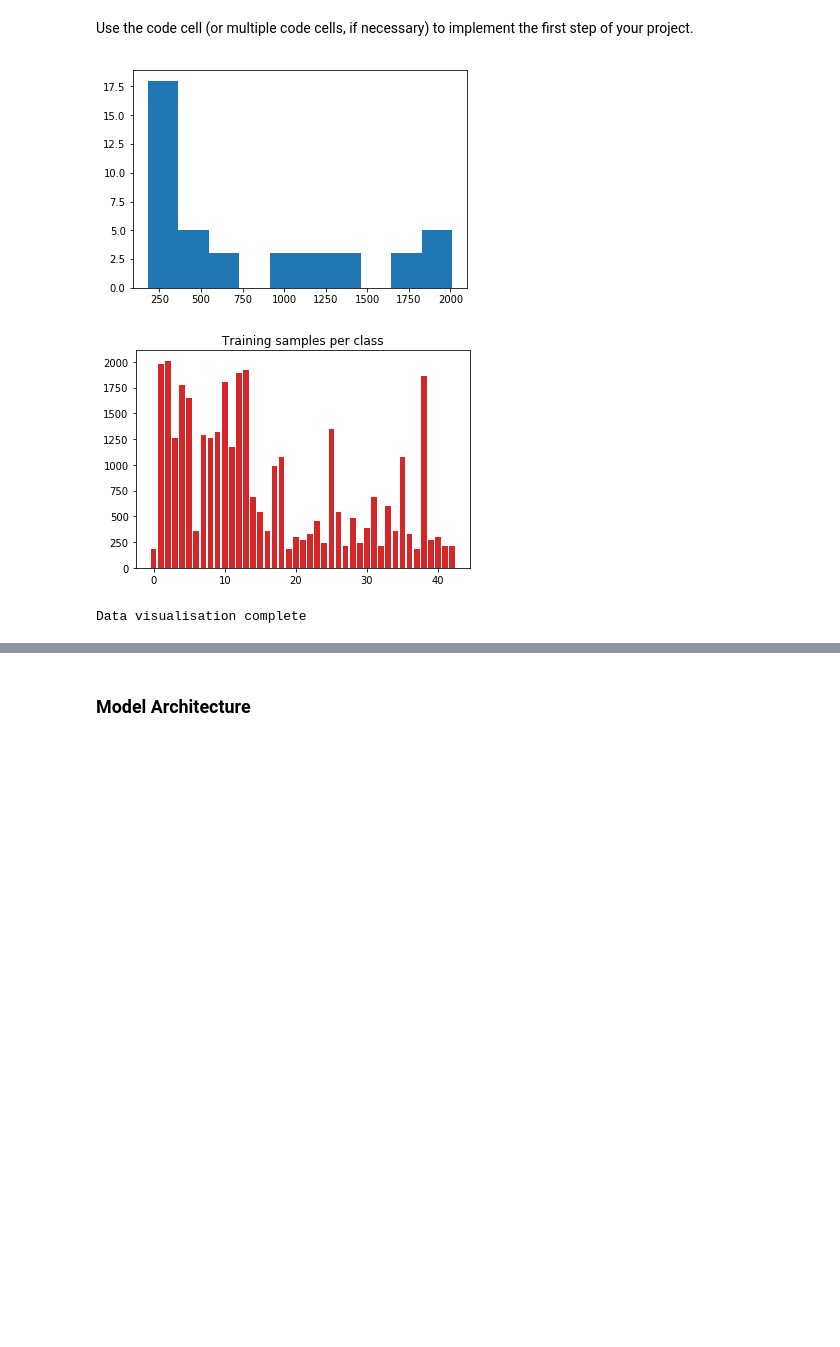
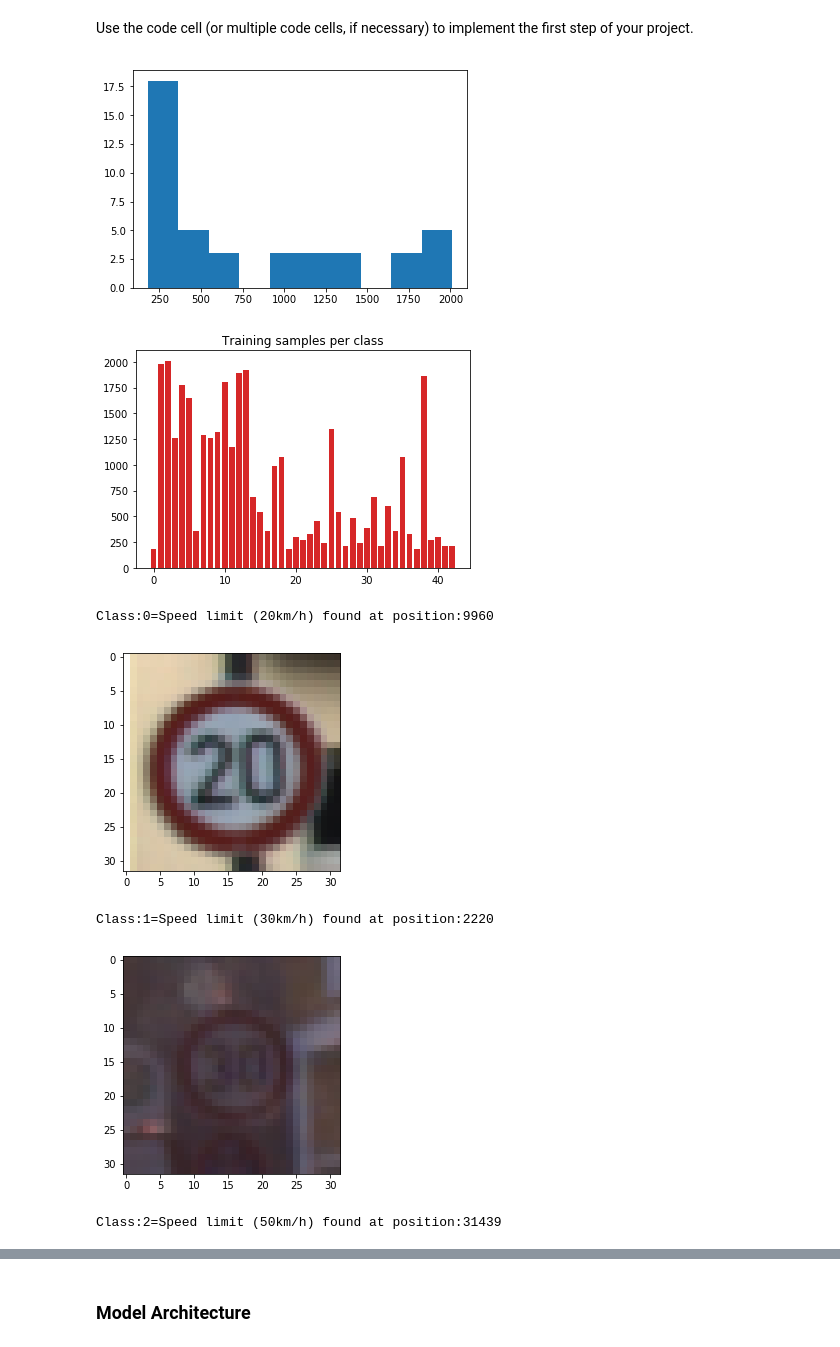
Before and after one commit to ML-Dojo/self-driving, a Jupyter notebook: P2/P2.ipynb, the cells around one changed output, grey strips where cells are left out. Drawn from its saved outputs; the diff is of its cells as text; code cells hidden in the pictures; blank space fills up the shorter version.

```diff
--- a/P2/P2.ipynb
+++ b/P2/P2.ipynb
@@ -127,33 +135,37 @@ Use the code cell (or multiple code cells, if necessary) to implement the first
 import matplotlib.pyplot as plt
 import numpy as np
 import scipy.ndimage
 
 # Plot histogram of number of inputs per class
 num_per_class = np.bincount(y_train)
 # Observer that some classes have almost 10x the other
 plt.hist(num_per_class)
 
 # Make a plot to number per class
 npc_fig = plt.figure()
 p1 = npc_fig.add_subplot(111)
 p1.bar(range(n_classes),num_per_class, color='#d62728')
 p1.set_title('Training samples per class')
-plt.savefig('numSample_per_class,jpg')
+#plt.savefig('numSample_per_class,jpg')
 plt.show()
 
 # Do you want to visualize an instance of each class
-visualize = False
+visualize = True
 
 if visualize:
     for i in range(n_classes):
         for j in range(n_train):
             if i == y_train[j]:
                 print('Class:{0:d}={2:s} found at position:{1:d}'.format(i,j,classmapping['SignName'][i]))
                 plt.imshow(X_train[j]) # same as (X_train[j,:,:,:])
                 plt.show()
                 break
 print('Data visualisation complete')
 # %% [output]
 [figure]
 [figure]
-Data visualisation complete
+Class:0=Speed limit (20km/h) found at position:9960
+[figure, added]
+Class:1=Speed limit (30km/h) found at position:2220
+[figure, added]
+Class:2=Speed limit (50km/h) found at position:31439
```
Also changed, not shown: parts of 15 cells of this notebook, 17 other files.
